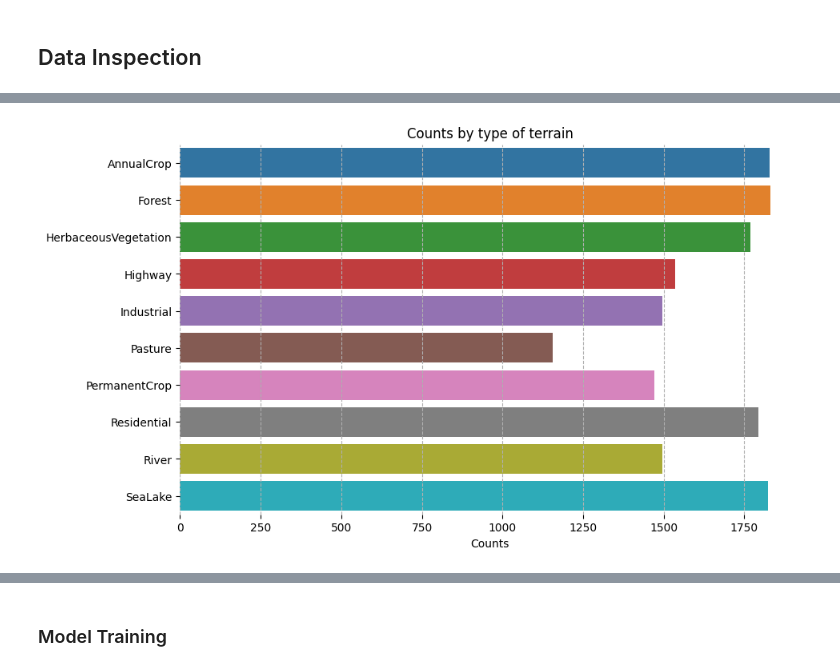
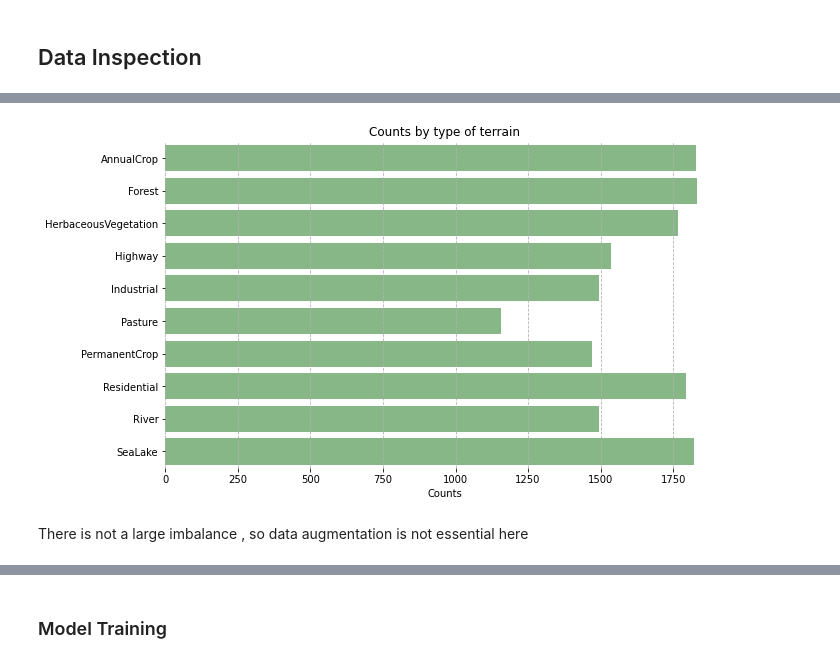
Before and after one commit to asierabreu/sample_starter_project, a Jupyter notebook: _build/jupyter_execute/code/sample_notebook_classification.ipynb, the cells around one changed output, grey strips where cells are left out. Saved outputs shown, nothing was run; the diff lists cells and outputs as text; code cells hidden in the pictures.

```diff
--- a/_build/jupyter_execute/code/sample_notebook_classification.ipynb
+++ b/_build/jupyter_execute/code/sample_notebook_classification.ipynb
@@ -112,6 +104,6 @@ labels, counts = np.unique(np.fromiter(ds_train.map(lambda x, y: y), np.int32),
 ax.set_xlabel('Counts')
 ax.grid(True,ls='--')
 ax.set_title("Counts by type of terrain");
-sns.barplot(x=counts, y=[class_names[l] for l in labels], label="Total")
+sns.barplot(x=counts, y=[class_names[l] for l in labels], label="Total",color='green',alpha=0.5)
 sns.despine(left=True, bottom=True)
 # %% [output]
@@ -122 +110,3 @@ sns.despine(left=True, bottom=True)
-[figure, old version]
+[figure, new version]
+# %% [markdown]
+There is not a large imbalance , so data augmentation is not essential here
```
Also changed, not shown: parts of 22 cells of this notebook, 17 other files.
